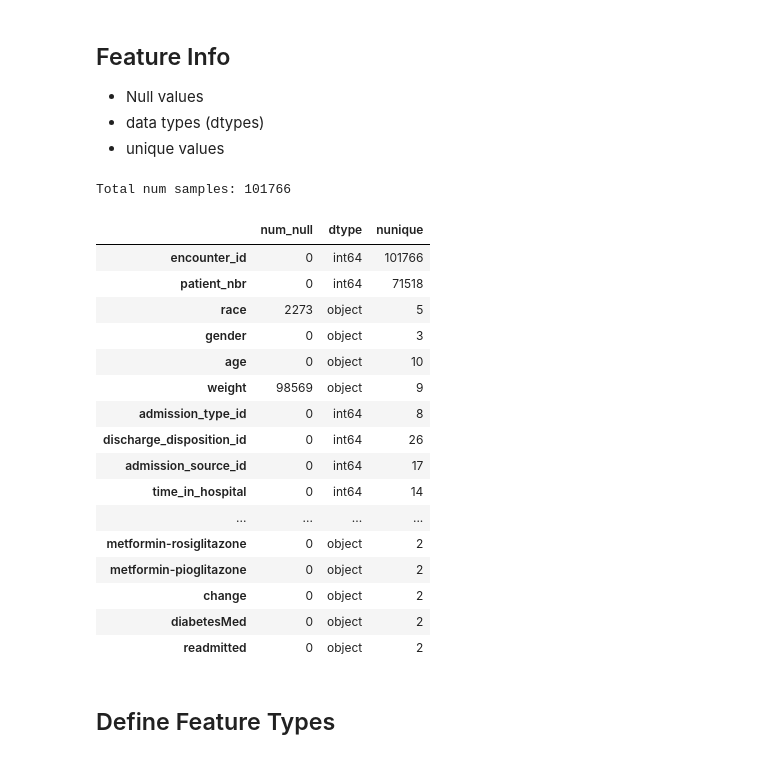
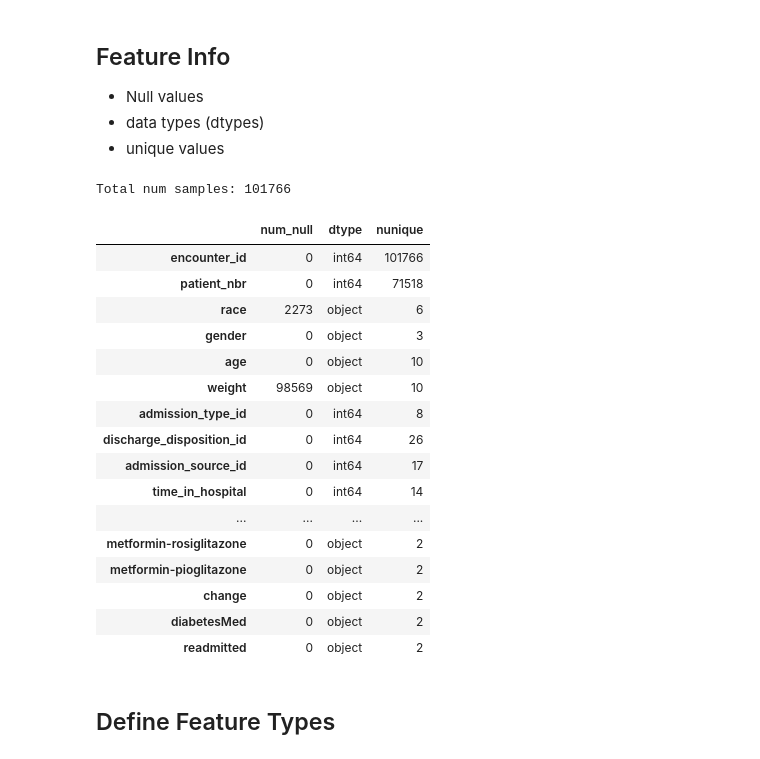
Before and after one commit to nrichards17/diabetes-pytorch, a Jupyter notebook: notebooks/00-Diabetes-Exploration.ipynb, the cells around one changed output. Saved outputs shown, nothing was run; the diff lists cells and outputs as text; code cells hidden in the pictures.

Commit message:
add dropna=False to display categories

```diff
--- a/notebooks/00-Diabetes-Exploration.ipynb
+++ b/notebooks/00-Diabetes-Exploration.ipynb
@@ -84,23 +84,23 @@ display(raw_df.head())
 # %%
 print(f'Total num samples: {raw_df.shape[0]} \n')
 
 null_df = raw_df.isnull().sum()
 dtypes_df = raw_df.dtypes
-nunique_df = raw_df.nunique()
+nunique_df = raw_df.nunique(dropna=False)
 
 summary_df = pd.concat([null_df, dtypes_df, nunique_df], axis=1)
 summary_df.columns = ['num_null', 'dtype', 'nunique']
 
 display(summary_df)
 # %% [output]
 Total num samples: 101766
 |  | num_null | dtype | nunique |
 | encounter_id | 0 | int64 | 101766 |
 | patient_nbr | 0 | int64 | 71518 |
-| race | 2273 | object | 5 |
+| race | 2273 | object | 6 |
 | gender | 0 | object | 3 |
 | age | 0 | object | 10 |
-| weight | 98569 | object | 9 |
+| weight | 98569 | object | 10 |
 | admission_type_id | 0 | int64 | 8 |
 | discharge_disposition_id | 0 | int64 | 26 |
 | admission_source_id | 0 | int64 | 17 |
```
Also changed, not shown: parts of 2 cells of this notebook.
